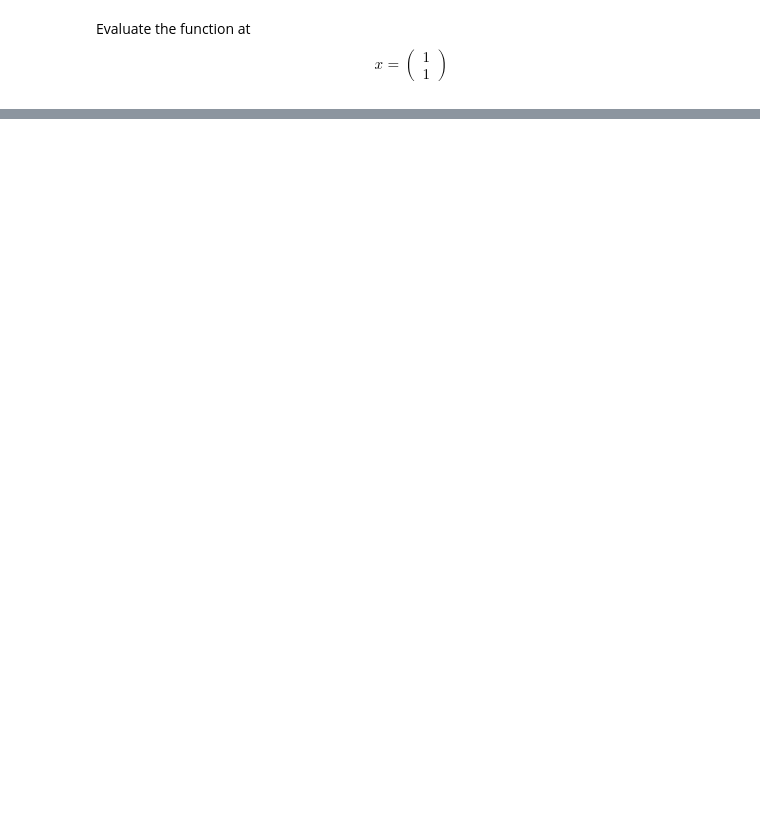
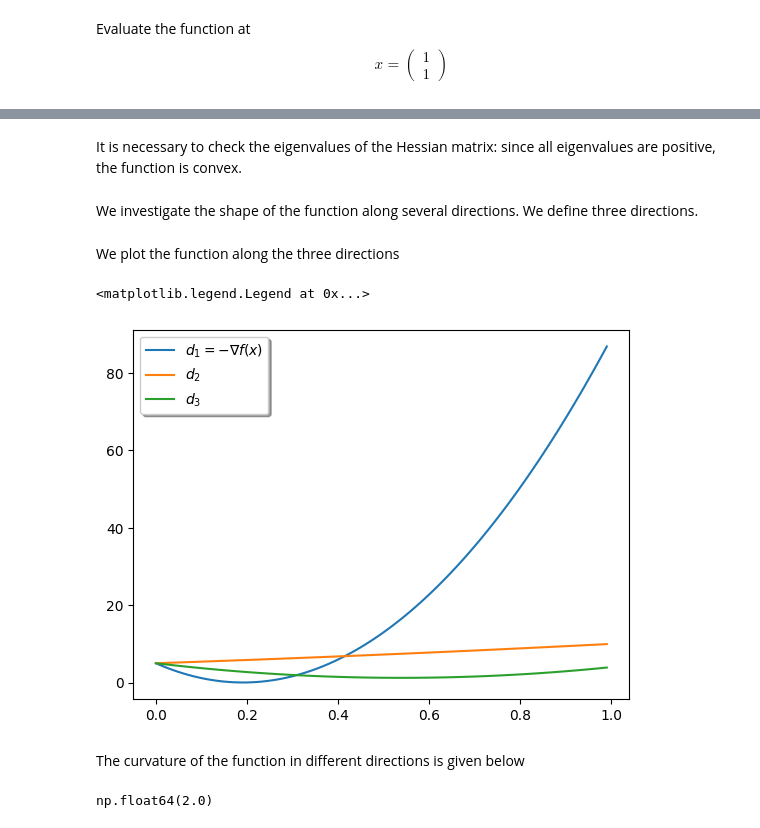
Before and after one commit to alexandreproeng/Optimization, a Jupyter notebook: notebooks/Atividade1_Alexandre_Costa.ipynb, the cells around one changed output, grey strips where cells are left out. Cells and saved outputs as stored; diff of their text form; code cells hidden in the pictures; blank space fills up the shorter version.

```diff
--- a/notebooks/Atividade1_Alexandre_Costa.ipynb
+++ b/notebooks/Atividade1_Alexandre_Costa.ipynb
@@ -27,0 +62,30 @@ Evaluate the function at \\[ x = \left(\begin{array}{c}1 \\ 1 \end{array}\right)
+# %% [markdown]
+It is necessary to check the eigenvalues of the Hessian matrix: since all eigenvalues are positive, the function is convex.
+# %% [markdown]
+We investigate the shape of the function along several directions. We define three directions.
+# %%
+d1 = -g
+d2 = np.array([1, 0])
+d3 = np.array([1, -3])
+# %% [markdown]
+We plot the function along the three directions
+# %%
+plotalpha = np.arange(0, 1, 0.01)
+fig, ax = plt.subplots()
+fx1 = np.array([ex0224(x + alpha * d1)[0] for alpha in plotalpha])
+fx2 = np.array([ex0224(x + alpha * d2)[0] for alpha in plotalpha])
+fx3 = np.array([ex0224(x + alpha * d3)[0] for alpha in plotalpha])
+plot1, plot2, plot3 = plt.plot(plotalpha,
+                               fx1,
+                               plotalpha,
+                               fx2,
+                               plotalpha,
+                               fx3)
+ax.legend((plot1,plot2,plot3),
+          ('$d_1=-\\nabla f(x)$', '$d_2$', '$d_3$'), \
+              loc='upper left', shadow=True)
+# %% [output]
+<matplotlib.legend.Legend at 0x...>
+[figure, added]
+# %% [markdown]
+The curvature of the function in different directions is given below
@@ -27,0 +101,5 @@ Evaluate the function at \\[ x = \left(\begin{array}{c}1 \\ 1 \end{array}\right)
+# %%
+d = np.array([1, 0])
+(d @ h @ d) / (d @ d)
+# %% [output]
+np.float64(2.0)
```
Also changed, not shown: parts of 11 cells of this notebook.
